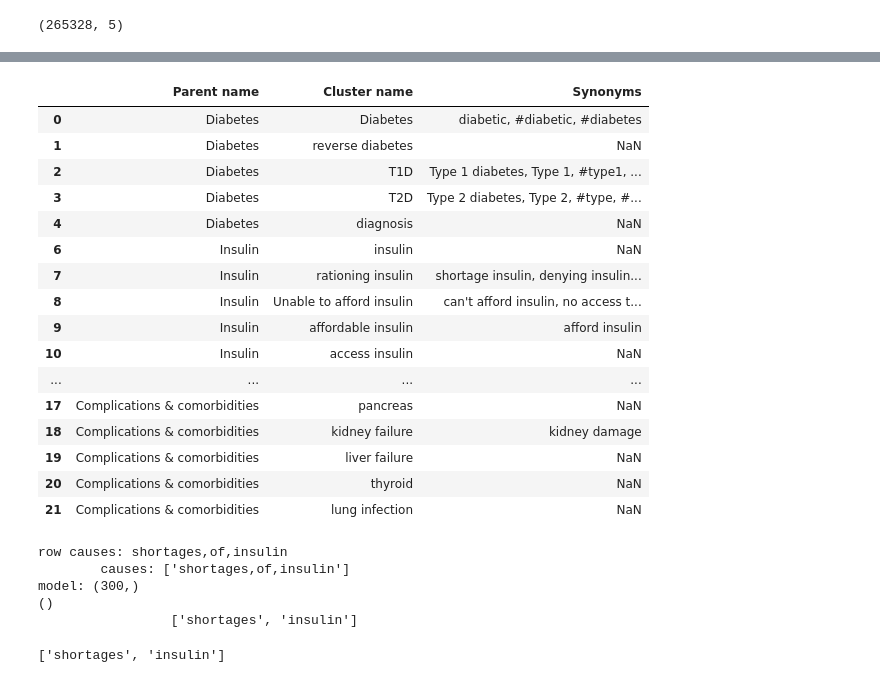
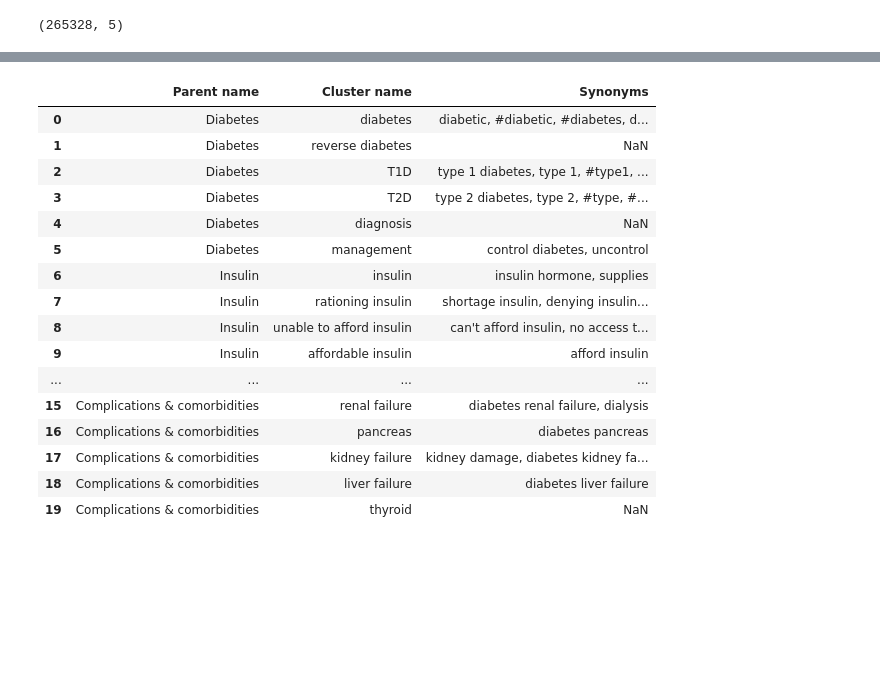
Before and after one commit to WDDS/Causal-associations-diabetes-twitter, a Jupyter notebook: Network analysis.ipynb, the cells around one changed output, grey strips where cells are left out. Cells and saved outputs as stored; diff of their text form; code cells hidden in the pictures; blank space fills up the shorter version.

```diff
--- a/Network analysis.ipynb
+++ b/Network analysis.ipynb
@@ -160,27 +211,30 @@ array([-2.70179212e-02,  1.01174168e-01,  7.47505575e-02, -8.35368559e-02,
 # %%
 # remove stopwords
 # lowercase
-manual_clusters = pd.read_excel("/home/adrian/workspace/causality/Causal-associations-diabetes-twitter/data/Causes_effects_clusters.xlsx")
+#manual_clusters = pd.read_excel("/home/adrian/workspace/causality/Causal-associations-diabetes-twitter/data/Causes_effects_clusters.xlsx")
+manual_clusters = pd.read_excel("/Users/adrianahne/workspace/PhD/causality/Causal-associations-diabetes-twitter/data/Causes_effects_clusters.xlsx")
 manual_clusters = manual_clusters[["Parent name", "Cluster name", "Synonyms"]].dropna(subset=["Cluster name"])
+manual_clusters.reset_index(drop=True, inplace=True)
+
 manual_clusters.head(20)
 # %% [output]
 |  | Parent name | Cluster name | Synonyms |
-| 0 | Diabetes | Diabetes | diabetic, #diabetic, #diabetes |
+| 0 | Diabetes | diabetes | diabetic, #diabetic, #diabetes, d... |
 | 1 | Diabetes | reverse diabetes | NaN |
-| 2 | Diabetes | T1D | Type 1 diabetes, Type 1, #type1, ... |
-| 3 | Diabetes | T2D | Type 2 diabetes, Type 2, #type, #... |
+| 2 | Diabetes | T1D | type 1 diabetes, type 1, #type1, ... |
+| 3 | Diabetes | T2D | type 2 diabetes, type 2, #type, #... |
 | 4 | Diabetes | diagnosis | NaN |
-| 6 | Insulin | insulin | NaN |
+| 5 | Diabetes | management | control diabetes, uncontrol |
+| 6 | Insulin | insulin | insulin hormone, supplies |
 | 7 | Insulin | rationing insulin | shortage insulin, denying insulin... |
-| 8 | Insulin | Unable to afford insulin | can't afford insulin, no access t... |
+| 8 | Insulin | unable to afford insulin | can't afford insulin, no access t... |
 | 9 | Insulin | affordable insulin | afford insulin |
-| 10 | Insulin | access insulin | NaN |
 | ... | ... | ... | ... |
-| 17 | Complications & comorbidities | pancreas | NaN |
-| 18 | Complications & comorbidities | kidney failure | kidney damage |
-| 19 | Complications & comorbidities | liver failure | NaN |
-| 20 | Complications & comorbidities | thyroid | NaN |
-| 21 | Complications & comorbidities | lung infection | NaN |
+| 15 | Complications & comorbidities | renal failure | diabetes renal failure, dialysis |
+| 16 | Complications & comorbidities | pancreas | diabetes pancreas |
+| 17 | Complications & comorbidities | kidney failure | kidney damage, diabetes kidney fa... |
+| 18 | Complications & comorbidities | liver failure | diabetes liver failure |
+| 19 | Complications & comorbidities | thyroid | NaN |
 # %%
 def addCenterVector(row):
     """ calculates mean (center) vector cluster name and its synonyms """
@@ -193,27 +255,0 @@ manual_clusters_vec = manual_clusters.apply(addCenterVector, axis=1)
-# %%
-for i, row in df_new[0:1].iterrows():
-    print("\nrow causes:", row["causes"])
-    #print("\nrow effects:", row["effects"])
-    causes = row["causes"].split(";")
-    effects = row["effects"].split(";")
-    print("\tcauses:", causes)
-    #print("\effects:", effects)
-    for cause in causes:
-        filtered_cause = [word for word in cause.split(",") if word not in stopwords.words('english')]
-        try:
-            print("model:", model[filtered_cause[0]].shape)
-            cause_vector = np.array([model[word] for word in filtered_cause]).mean(axis=0)
-            print(cause_vector.shape)
-        except:
-            print("xx")
-        print("\t\t", filtered_cause)
-# %% [output]
-row causes: shortages,of,insulin
-        causes: ['shortages,of,insulin']
-model: (300,)
-()
-                 ['shortages', 'insulin']
-# %%
-filtered_cause
-# %% [output]
-['shortages', 'insulin']
```
Also changed, not shown: parts of 27 cells of this notebook, 10 other files.
